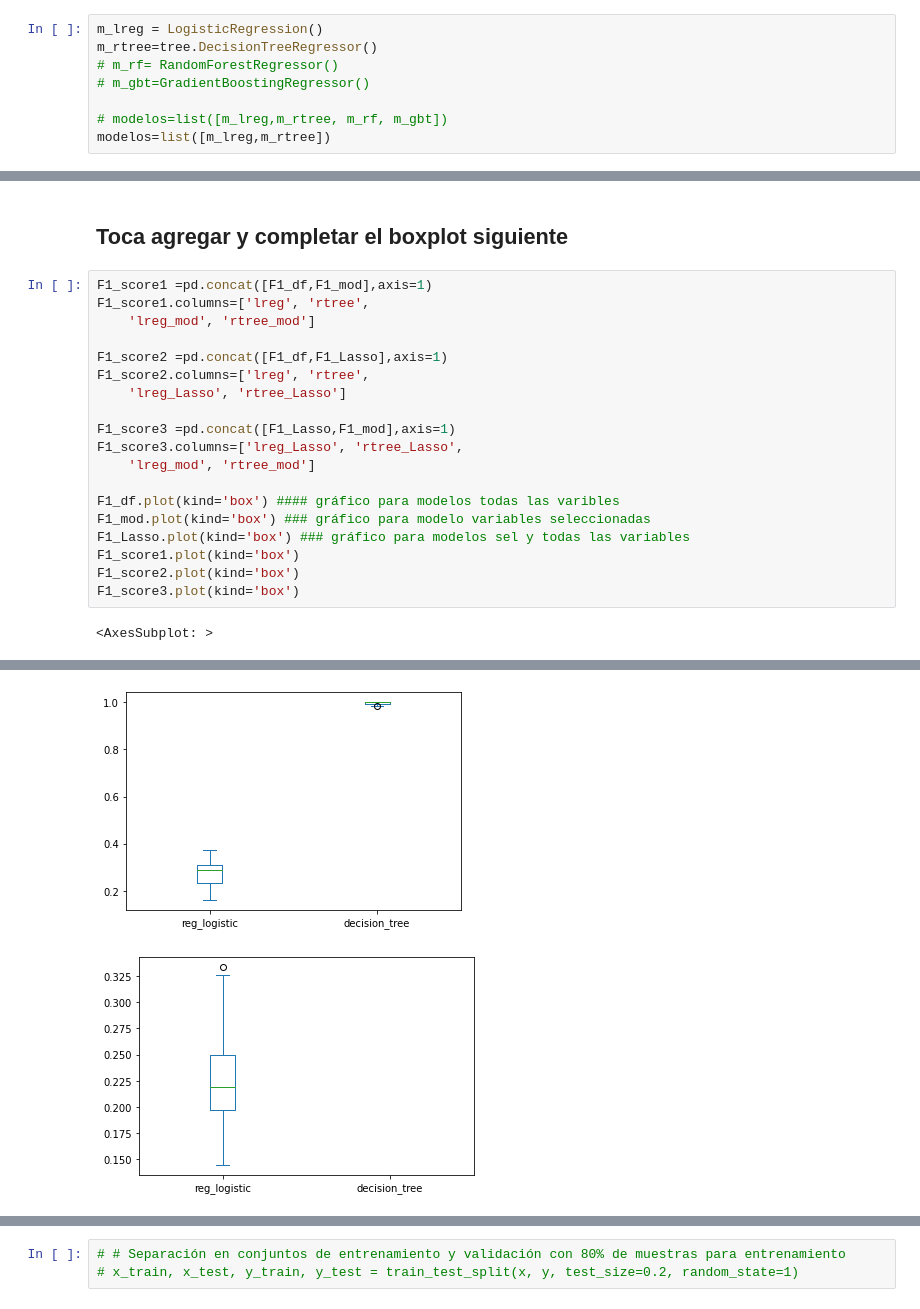
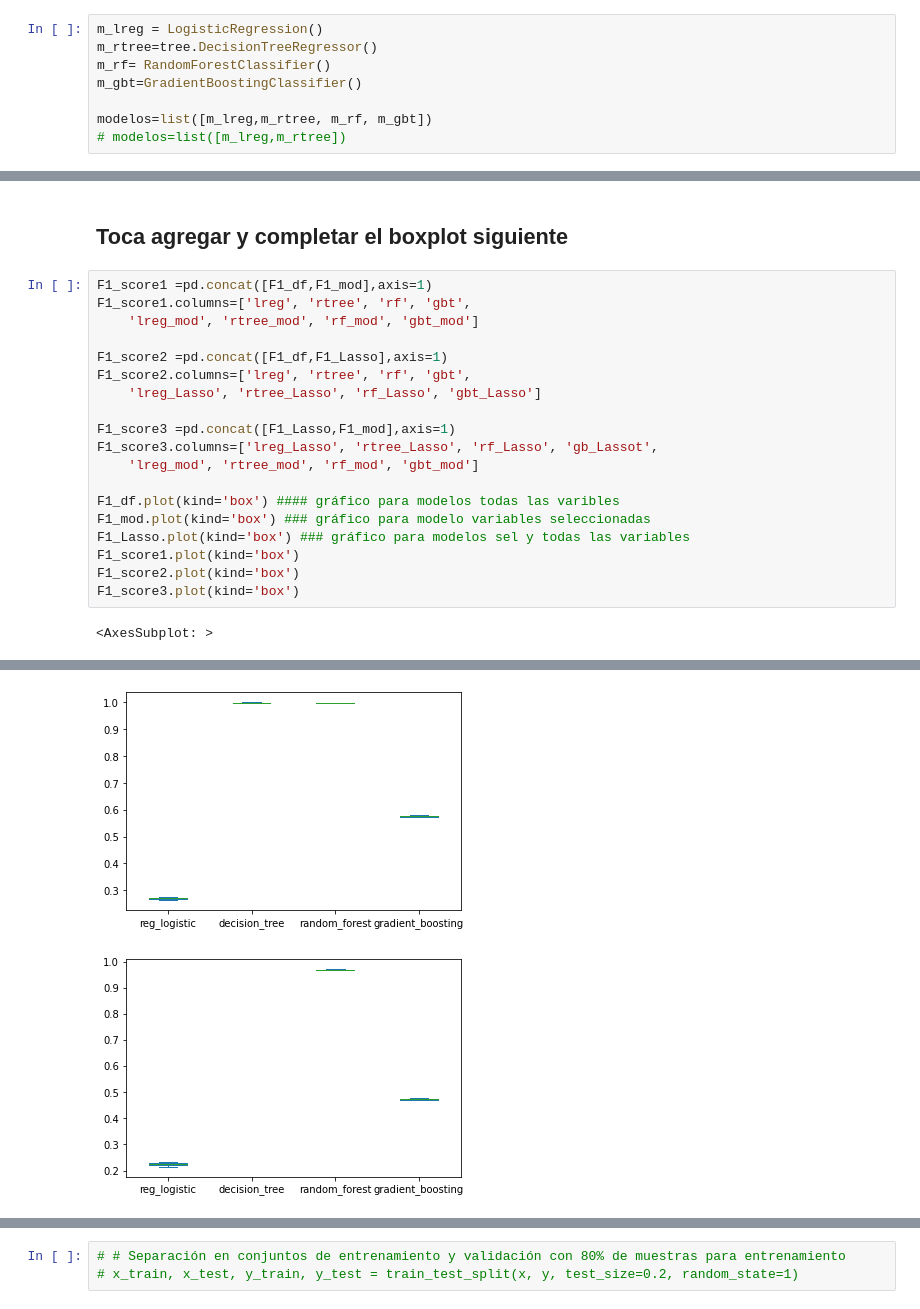
Before and after one commit to jsebastianzm/HR_T1_Analitica, a Jupyter notebook: d_seleccion_de_variables.ipynb, the cells around one changed output, grey strips where cells are left out. Cells and saved outputs as stored; diff of their text form.

Commit message:
se agrega seleccion de variables y seleccion de modelo

```diff
--- a/d_seleccion_de_variables.ipynb
+++ b/d_seleccion_de_variables.ipynb
@@ -77,11 +78,11 @@ X=pd.DataFrame(X2,columns=x.columns)
 # %%
 m_lreg = LogisticRegression()
 m_rtree=tree.DecisionTreeRegressor()
-# m_rf= RandomForestRegressor()
-# m_gbt=GradientBoostingRegressor()
+m_rf= RandomForestClassifier()
+m_gbt=GradientBoostingClassifier()
 
-# modelos=list([m_lreg,m_rtree, m_rf, m_gbt])
-modelos=list([m_lreg,m_rtree])
+modelos=list([m_lreg,m_rtree, m_rf, m_gbt])
+# modelos=list([m_lreg,m_rtree])
 # %%
 #
 var_names_models=fn.sel_variables(modelos,X,y,threshold="1.7*mean")
@@ -113,16 +130,16 @@ F1_Lasso=fn.medir_modelos(modelos,"f1",X_Lasso,y,10) ### base con variables sele
 ## Toca agregar y completar el boxplot siguiente
 # %%
 F1_score1 =pd.concat([F1_df,F1_mod],axis=1)
-F1_score1.columns=['lreg', 'rtree',
-    'lreg_mod', 'rtree_mod']
+F1_score1.columns=['lreg', 'rtree', 'rf', 'gbt',
+    'lreg_mod', 'rtree_mod', 'rf_mod', 'gbt_mod']
 
 F1_score2 =pd.concat([F1_df,F1_Lasso],axis=1)
-F1_score2.columns=['lreg', 'rtree',
-    'lreg_Lasso', 'rtree_Lasso']
+F1_score2.columns=['lreg', 'rtree', 'rf', 'gbt',
+    'lreg_Lasso', 'rtree_Lasso', 'rf_Lasso', 'gbt_Lasso']
 
 F1_score3 =pd.concat([F1_Lasso,F1_mod],axis=1)
-F1_score3.columns=['lreg_Lasso', 'rtree_Lasso',
-    'lreg_mod', 'rtree_mod']
+F1_score3.columns=['lreg_Lasso', 'rtree_Lasso', 'rf_Lasso', 'gb_Lassot',
+    'lreg_mod', 'rtree_mod', 'rf_mod', 'gbt_mod']
 
 F1_df.plot(kind='box') #### gráfico para modelos todas las varibles
 F1_mod.plot(kind='box') ### gráfico para modelo variables seleccionadas
@@ -136,2 +153,2 @@ F1_score3.plot(kind='box')
-[figure, old version]
+[figure, new version]
-[figure, old version]
+[figure, new version]
```
Also changed, not shown: parts of 12 cells of this notebook, 1 other file.
